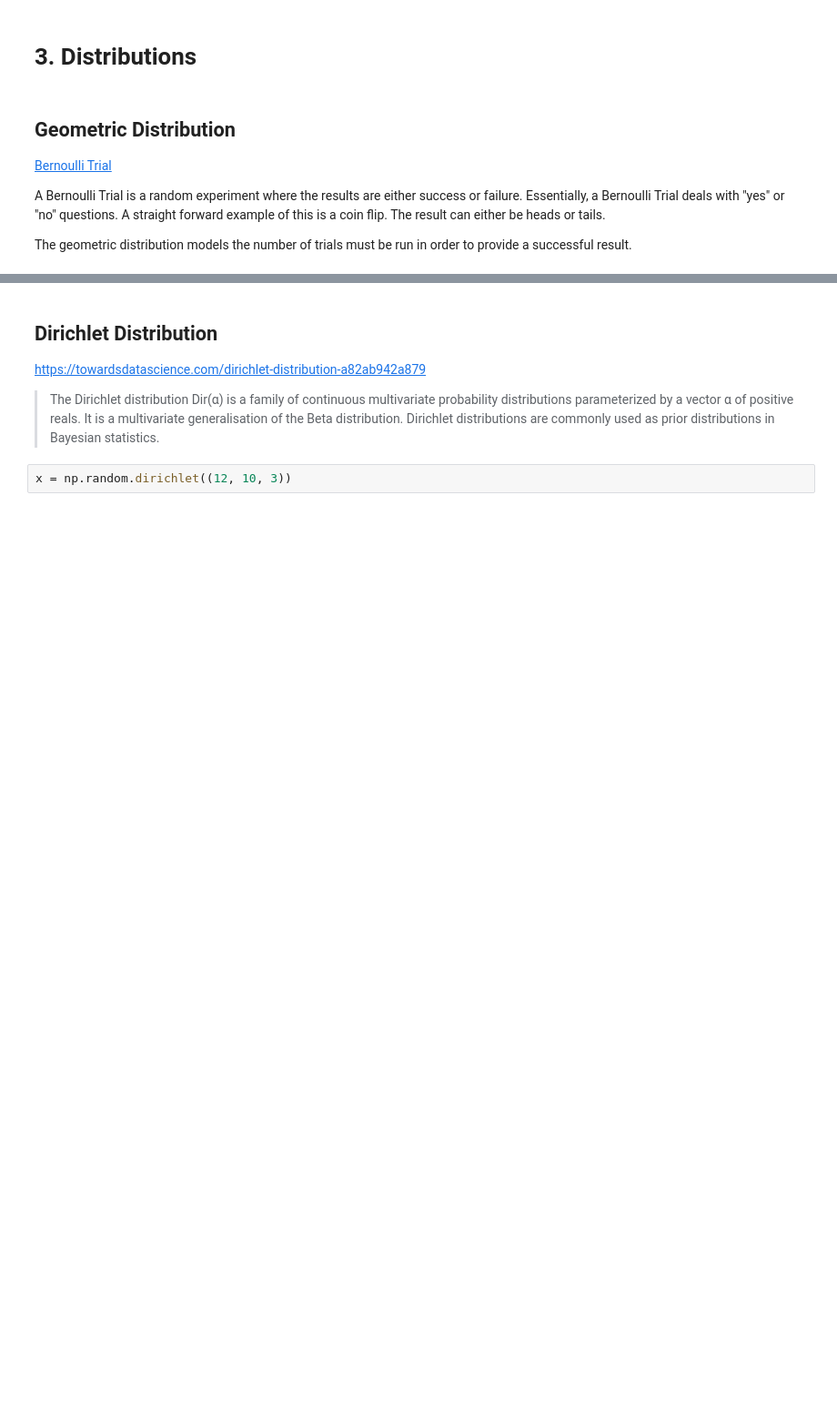
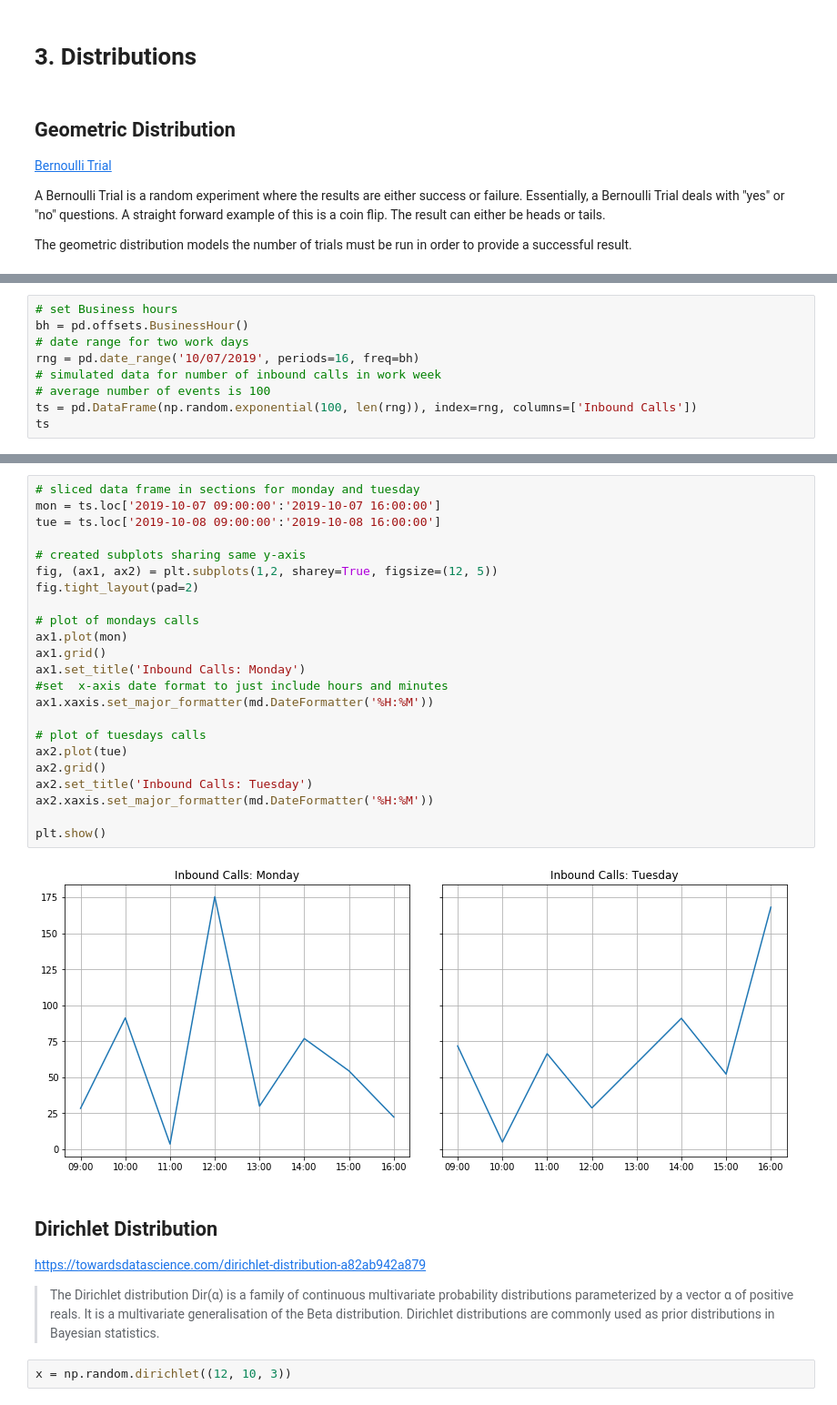
Before and after one commit to ANihill/prog-practical-assignment, a Jupyter notebook: Programming for Data Analysis - Practical Assignments.ipynb, the cells around one changed output, grey strips where cells are left out. Shown at 91% size. Saved outputs shown, nothing was run; the diff lists cells and outputs as text; blank space fills up the shorter version.

Commit message:
Work on exponential distribution

```diff
--- a/Programming for Data Analysis - Practical Assignments.ipynb
+++ b/Programming for Data Analysis - Practical Assignments.ipynb
@@ -147,0 +156,9 @@ heads = np.random.geometric(p=0.5, size=100)
+# %%
+# set Business hours
+bh = pd.offsets.BusinessHour()
+# date range for two work days
+rng = pd.date_range('10/07/2019', periods=16, freq=bh)
+# simulated data for number of inbound calls in work week
+# average number of events is 100
+ts = pd.DataFrame(np.random.exponential(100, len(rng)), index=rng, columns=['Inbound Calls'])
+ts
@@ -148,3 +183,28 @@ heads = np.random.geometric(p=0.5, size=100)
+# %%
+# sliced data frame in sections for monday and tuesday
+mon = ts.loc['2019-10-07 09:00:00':'2019-10-07 16:00:00']
+tue = ts.loc['2019-10-08 09:00:00':'2019-10-08 16:00:00']
+
+# created subplots sharing same y-axis
+fig, (ax1, ax2) = plt.subplots(1,2, sharey=True, figsize=(12, 5))
+fig.tight_layout(pad=2)
+
+# plot of mondays calls
+ax1.plot(mon)
+ax1.grid()
+ax1.set_title('Inbound Calls: Monday')
+#set  x-axis date format to just include hours and minutes
+ax1.xaxis.set_major_formatter(md.DateFormatter('%H:%M'))
+
+# plot of tuesdays calls
+ax2.plot(tue)
+ax2.grid()
+ax2.set_title('Inbound Calls: Tuesday')
+ax2.xaxis.set_major_formatter(md.DateFormatter('%H:%M'))
+
+plt.show()
+# %% [output]
+[figure, added]
 # %% [markdown]
 ## Dirichlet Distribution
 
```
Also changed, not shown: parts of 17 cells of this notebook.
